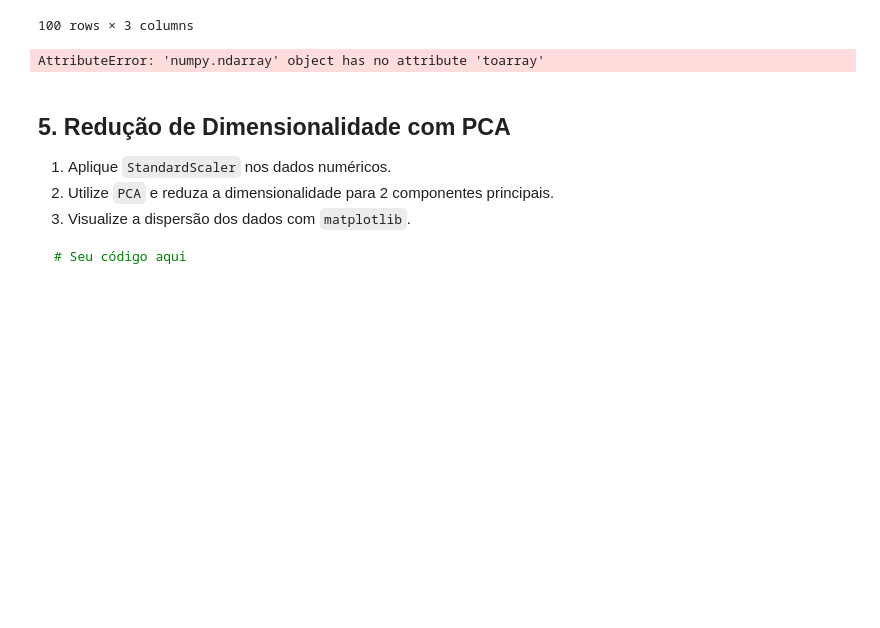
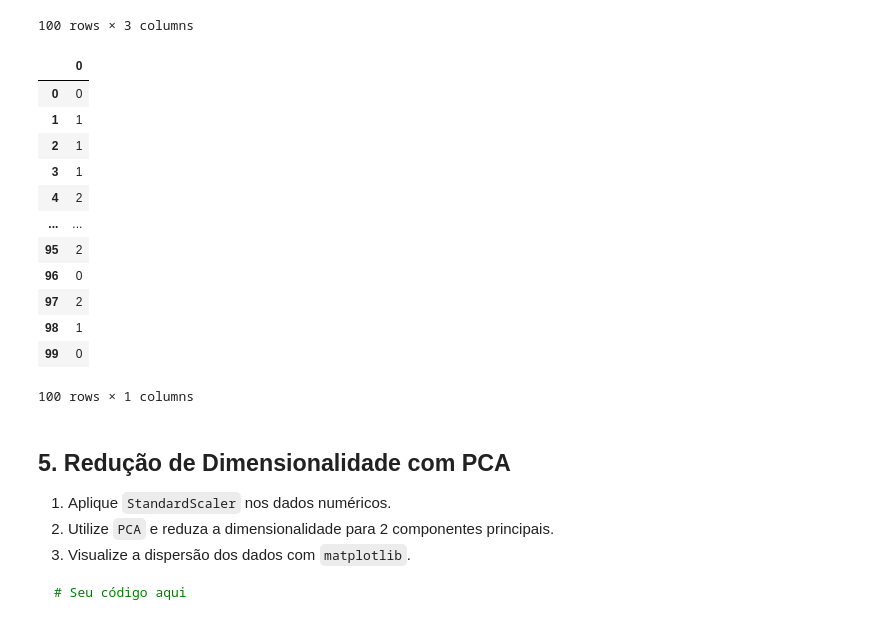
Before and after one commit to quirino717/Tratamento-de-Dados, a Jupyter notebook: lab10.ipynb, the cells around one changed output. Cells and saved outputs as stored; diff of their text form; code cells hidden in the pictures; blank space fills up the shorter version.

```diff
--- a/lab10.ipynb
+++ b/lab10.ipynb
@@ -171,12 +171,23 @@ encoded_estado_df
 100 rows × 3 columns
 # %%
 LE = LabelEncoder()
-LE.fit(data[['genero']])
-encoded_gen = LE.transform(data[['genero']]).toarray()
-encoded_gen_df = pd.DataFrame(encoded_gen, columns=ohe.get_feature_names_out())
+encoded_gen = LE.fit_transform(data['genero'])
+encoded_gen_df = pd.DataFrame(encoded_gen)
 encoded_gen_df
 # %% [output]
+|  | 0 |
+| 0 | 0 |
+| 1 | 1 |
+| 2 | 1 |
+| 3 | 1 |
+| 4 | 2 |
+| ... | ... |
+| 95 | 2 |
+| 96 | 0 |
+| 97 | 2 |
+| 98 | 1 |
+| 99 | 0 |
-AttributeError: 'numpy.ndarray' object has no attribute 'toarray'
+100 rows × 1 columns
 # %% [markdown]
 ## 5. Redução de Dimensionalidade com PCA
 
```
Also changed, not shown: parts of 1 cell of this notebook, 2 other files.
